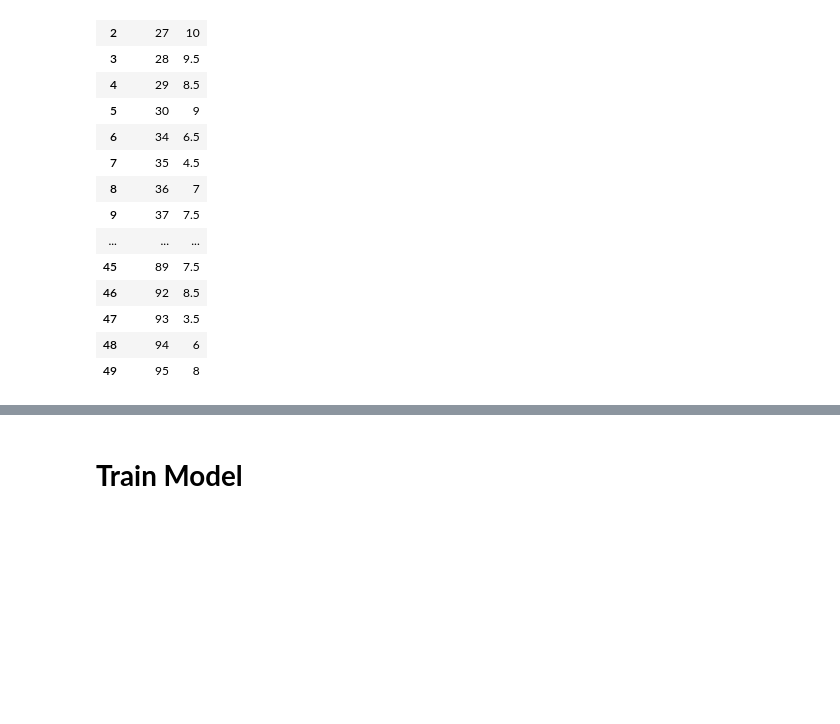
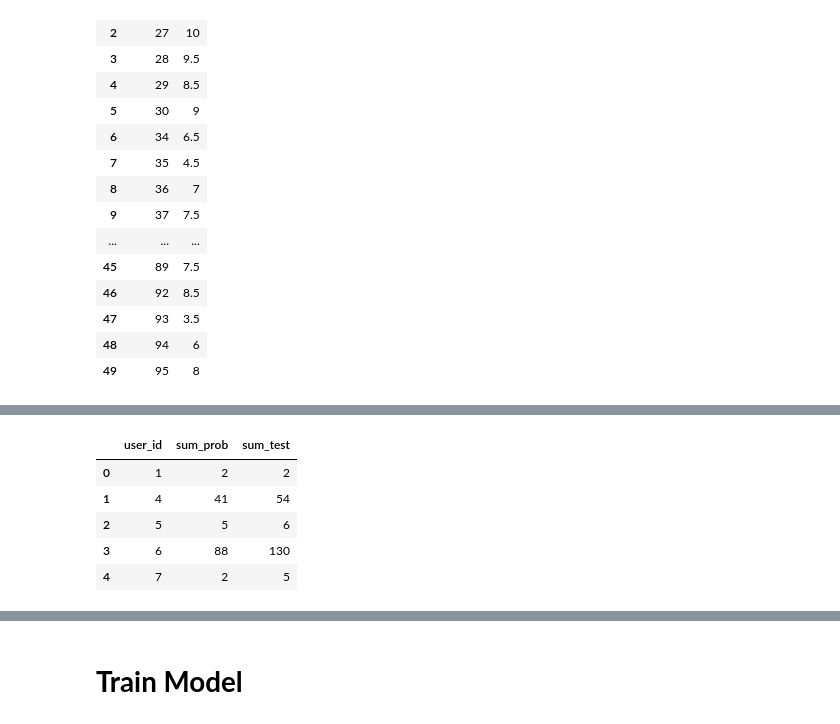
Before and after one commit to hoangquan1105/CS114.L21, a Jupyter notebook: scoreprediction.ipynb, the cells around one changed output, grey strips where cells are left out. Saved outputs shown, nothing was run; the diff lists cells and outputs as text; code cells hidden in the pictures; blank space fills up the shorter version.

```diff
--- a/scoreprediction.ipynb
+++ b/scoreprediction.ipynb
@@ -75,0 +145,10 @@ new_data.head()
+# %%
+new_data['sum_test']=pd.DataFrame(cur.execute('SELECT SUM(sum_test) FROM (SELECT user_id, assignment_id, problem_id, COUNT(*) AS sum_test FROM wecode GROUP BY user_id, problem_id, assignment_id) GROUP BY user_id'))
+new_data.head()
+# %% [output]
+|  | user_id | sum_prob | sum_test |
+| 0 | 1 | 2 | 2 |
+| 1 | 4 | 41 | 54 |
+| 2 | 5 | 5 | 6 |
+| 3 | 6 | 88 | 130 |
+| 4 | 7 | 2 | 5 |
```
Also changed, not shown: parts of 14 cells of this notebook.
